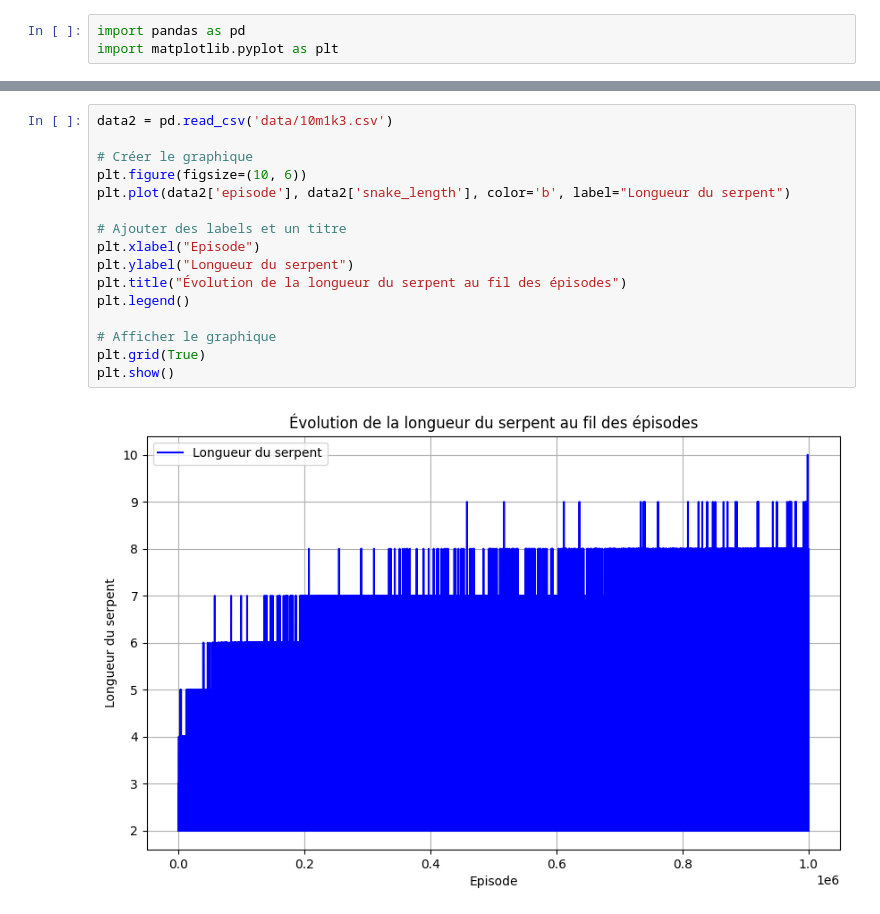
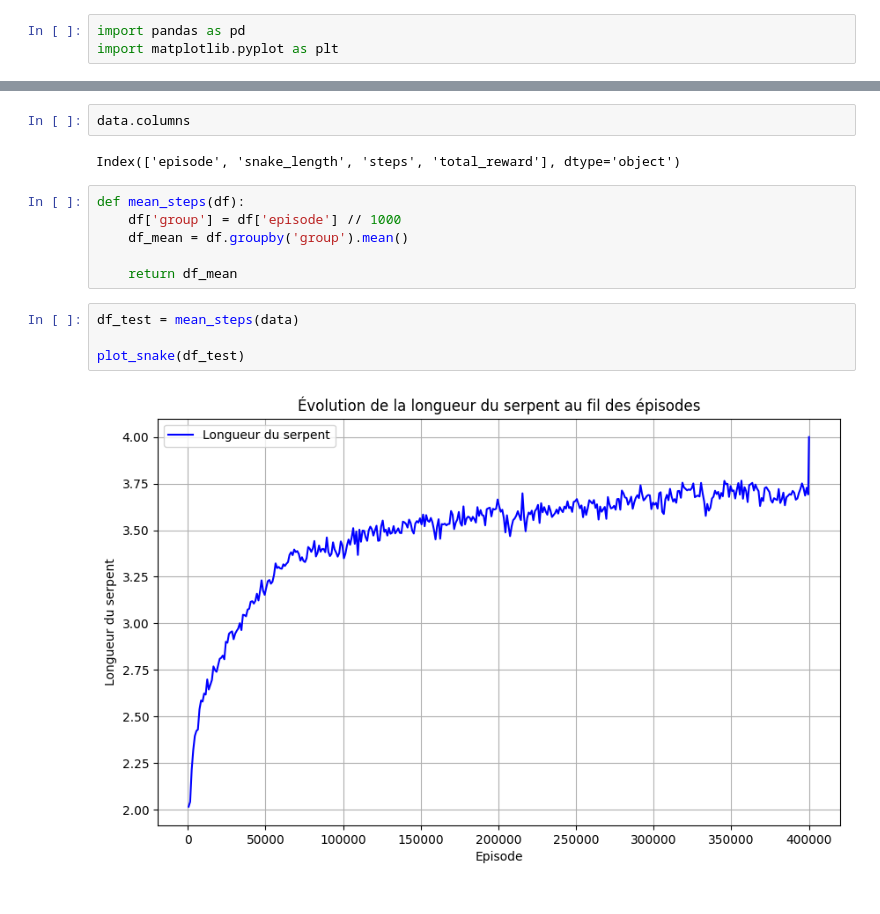
Before and after one commit to wlemalin/RL_snake_jl, a Jupyter notebook: visualisation/Plots.ipynb, the cells around one changed output, grey strips where cells are left out. Saved outputs shown, nothing was run; the diff lists cells and outputs as text.

```diff
--- a/visualisation/Plots.ipynb
+++ b/visualisation/Plots.ipynb
@@ -31,18 +32,16 @@ plt.show()
-# %%
-data2 = pd.read_csv('data/10m1k3.csv')
-
-# Créer le graphique
-plt.figure(figsize=(10, 6))
-plt.plot(data2['episode'], data2['snake_length'], color='b', label="Longueur du serpent")
-
-# Ajouter des labels et un titre
-plt.xlabel("Episode")
-plt.ylabel("Longueur du serpent")
-plt.title("Évolution de la longueur du serpent au fil des épisodes")
-plt.legend()
-
-# Afficher le graphique
-plt.grid(True)
-plt.show()
-# %% [output]
-[figure, removed]
+# %%
+data.columns
+# %% [output]
+Index(['episode', 'snake_length', 'steps', 'total_reward'], dtype='object')
+# %%
+def mean_steps(df):
+    df['group'] = df['episode'] // 1000
+    df_mean = df.groupby('group').mean()
+
+    return df_mean
+# %%
+df_test = mean_steps(data)
+
+plot_snake(df_test)
+# %% [output]
+[figure, added]
```
Also changed, not shown: parts of 2 cells of this notebook, 5 other files.
